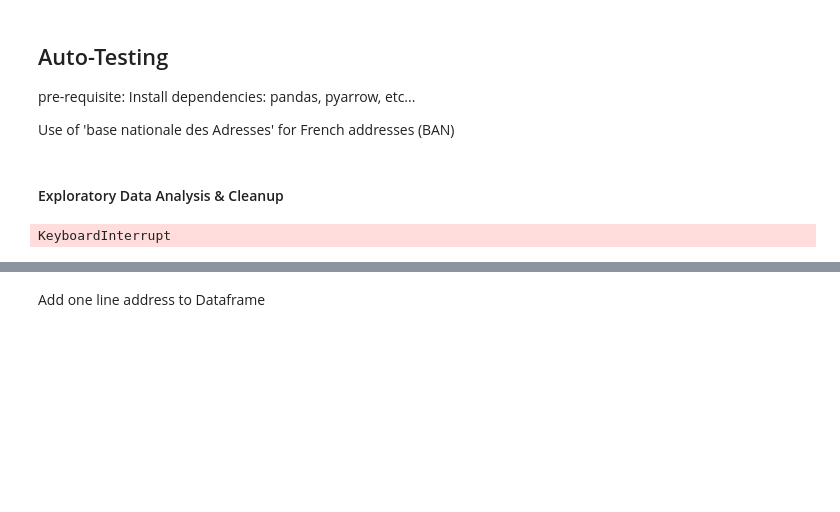
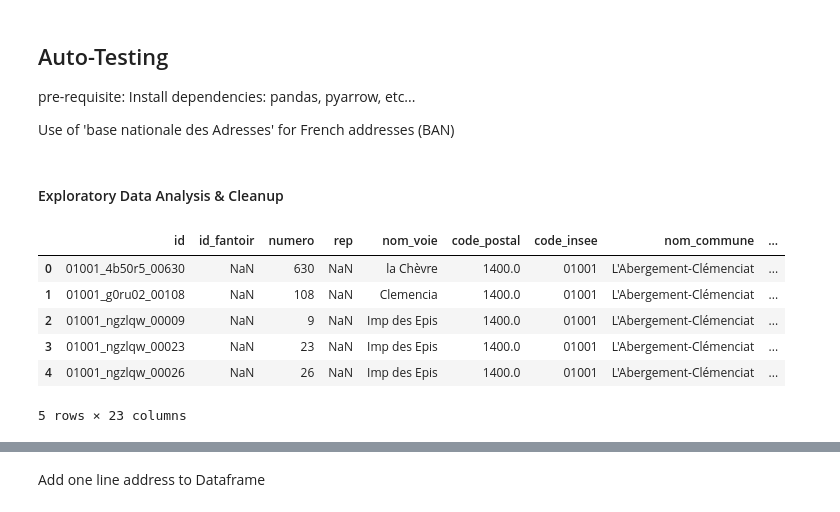
Before and after one commit to chaindatax/b4b, a Jupyter notebook: ficaba-test.ipynb, the cells around one changed output, grey strips where cells are left out. Drawn from its saved outputs; the diff is of its cells as text; code cells hidden in the pictures; blank space fills up the shorter version.

```diff
--- a/ficaba-test.ipynb
+++ b/ficaba-test.ipynb
@@ -561,7 +460,20 @@ import numpy as np
 # df_addresses = pd.read_csv('./dataset/adresses-01.csv', delimiter=';', low_memory=False)
 # df_addresses = pd.read_csv('./dataset/adresses-france.csv', delimiter=';', low_memory=False, index_col=0, usecols=['id', 'numero', 'rep', 'nom_voie', 'code_postal', 'nom_commune', 'alias', 'nom_ld', 'libelle_acheminement', 'nom_afnor'])
 
-df = dask.dataframe.read_csv('./dataset/adresses-france.csv', blocksize="100MB", on_bad_lines='skip')
+df = dask.dataframe.read_csv('./dataset/adresses-france.csv', blocksize="100MB", on_bad_lines='skip', delimiter=';', low_memory=False, dtype={'id_fantoir': 'object',
+                                                                                                                                              'nom_ancienne_commune': 'object',
+                                                                                                                                              'nom_ld': 'object',
+                                                                                                                                              'rep': 'object',
+                                                                                                                                              'code_postal': 'float64',
+                                                                                                                                              'code_insee': 'object'})
 df.to_parquet('./dataset/adresses-france.csv'.replace(".csv", ".parquet"))
-# %% [output]
-KeyboardInterrupt
+# %%
+df.head()
+# %% [output]
+|  | id | id_fantoir | numero | rep | nom_voie | code_postal | code_insee | nom_commune | ... |
+| 0 | 01001_4b50r5_00630 | NaN | 630 | NaN | la Chèvre | 1400.0 | 01001 | L'Abergement-Clémenciat | ... |
+| 1 | 01001_g0ru02_00108 | NaN | 108 | NaN | Clemencia | 1400.0 | 01001 | L'Abergement-Clémenciat | ... |
+| 2 | 01001_ngzlqw_00009 | NaN | 9 | NaN | Imp des Epis | 1400.0 | 01001 | L'Abergement-Clémenciat | ... |
+| 3 | 01001_ngzlqw_00023 | NaN | 23 | NaN | Imp des Epis | 1400.0 | 01001 | L'Abergement-Clémenciat | ... |
+| 4 | 01001_ngzlqw_00026 | NaN | 26 | NaN | Imp des Epis | 1400.0 | 01001 | L'Abergement-Clémenciat | ... |
+5 rows × 23 columns
```
Also changed, not shown: parts of 31 cells of this notebook, 49 other files.
